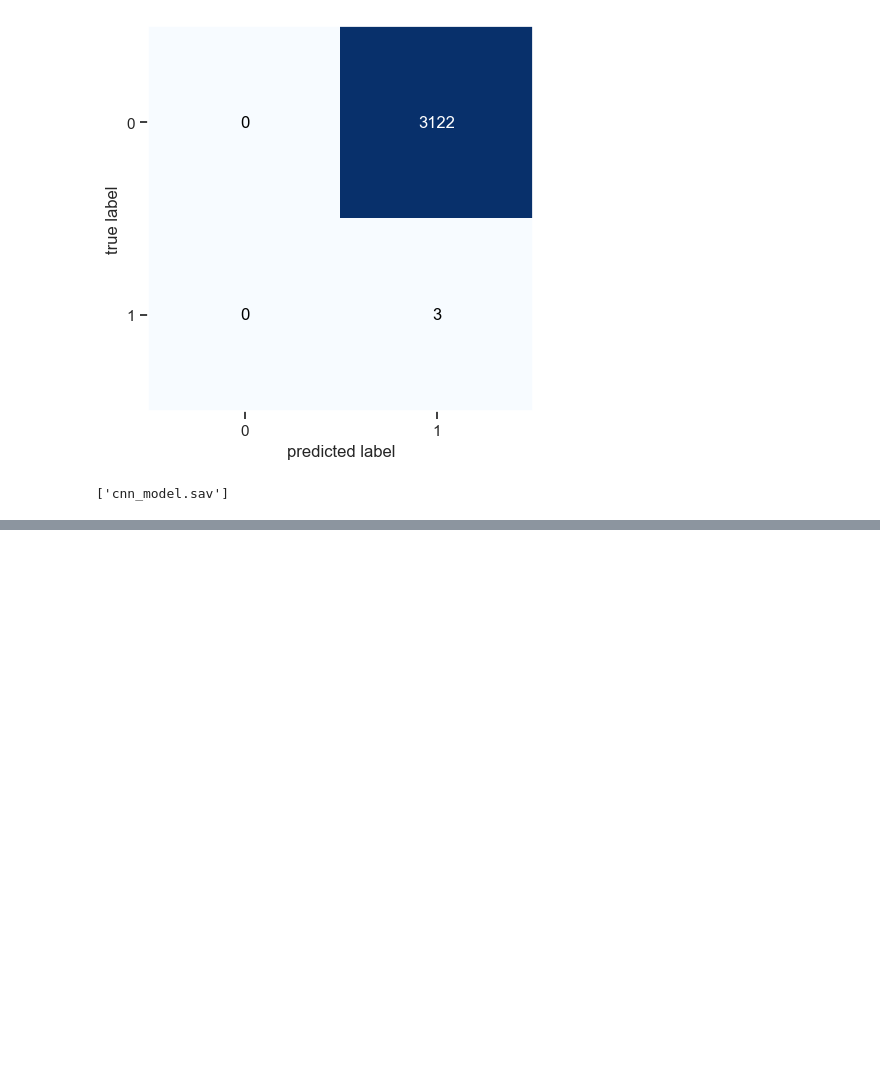
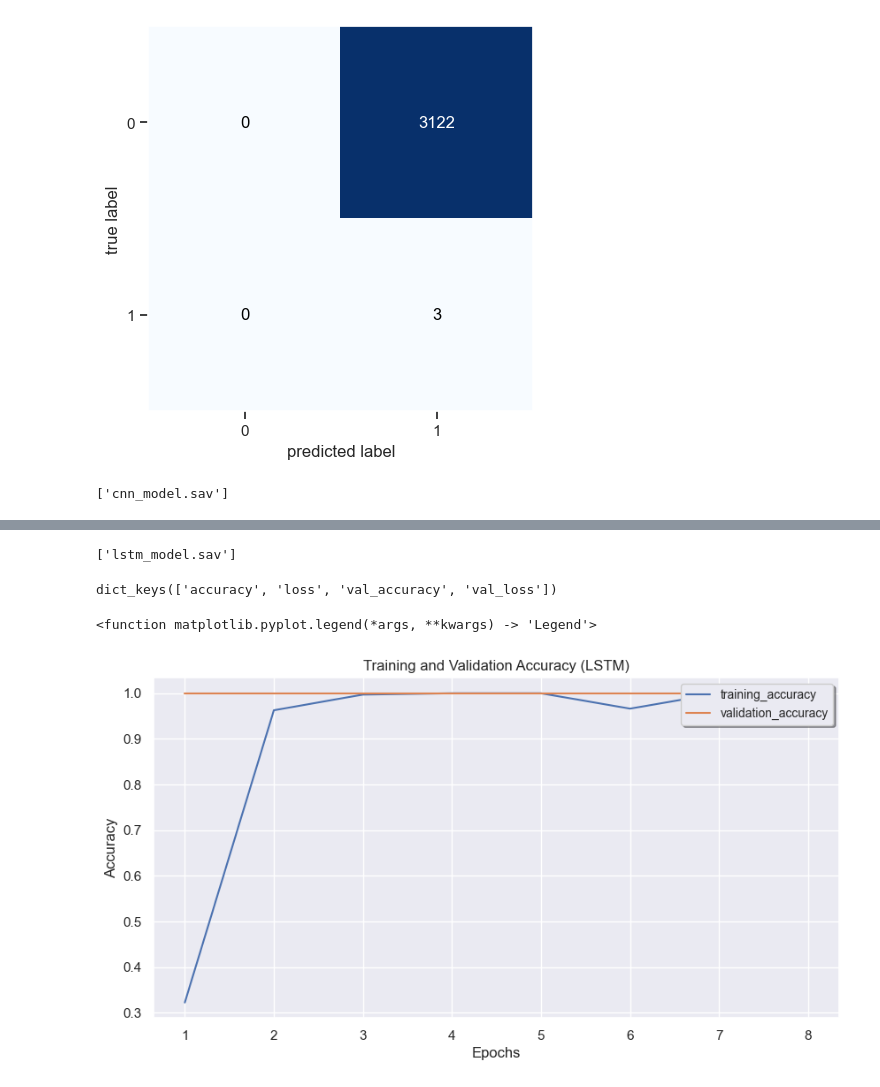
Before and after one commit to Oladekunle/Diabetes-prediction-ML, a Jupyter notebook: Diabetes_ML_prediction.ipynb, the cells around one changed output, grey strips where cells are left out. Drawn from its saved outputs; the diff is of its cells as text; code cells hidden in the pictures; blank space fills up the shorter version.

Commit message:
lstm model trained

```diff
--- a/Diabetes_ML_prediction.ipynb
+++ b/Diabetes_ML_prediction.ipynb
@@ -768,0 +844,23 @@ joblib.dump(history, 'cnn_model.sav')
+# %%
+# Defining the lstm model
+def create_lstm_model():
+    model = tf.keras.Sequential()
+    model.add(tf.keras.layers.LSTM(units=64, activation='relu', input_shape=(X_Xtrain.shape[1], X_Xtrain.shape[2]), return_sequences=True))
+    model.add(tf.keras.layers.LeakyReLU(alpha=0.5))
+    model.add(tf.keras.layers.LSTM(units=64, return_sequences=False))
+    model.add(tf.keras.layers.Dropout(0.4))
+    model.add(tf.keras.layers.Dense(9))
+    model.compile(optimizer='adam', loss='categorical_crossentropy', metrics=['accuracy'])
+    return model
+# %%
+from keras.callbacks import EarlyStopping, CSVLogger
+
+early_stopper = EarlyStopping(monitor='val_loss', patience=5, restore_best_weights=True)
+lstm_logger = CSVLogger('lstm_logs.csv', append=True)
+# %%
+# Training the model
+lstm = create_lstm_model()
+
+history_lstm = lstm.fit(X_Xtrain, y_ytrain, epochs=50,
+                         batch_size=32, validation_data=(X_Xval, y_yval), shuffle=False,
+                         callbacks=[lstm_logger, early_stopper])
@@ -768,0 +891,33 @@ joblib.dump(history, 'cnn_model.sav')
+# %%
+# Saving the CNN model (history)
+import joblib
+
+joblib.dump(history_lstm, 'lstm_model.sav')
+# %% [output]
+['lstm_model.sav']
+# %%
+# Check history of model
+lstm_hist = history_lstm.history
+lstm_hist.keys()
+# %% [output]
+dict_keys(['accuracy', 'loss', 'val_accuracy', 'val_loss'])
+# %%
+epochs = range(1, len(lstm_hist['loss']) + 1)
+lstm_accuracy = lstm_hist['accuracy']
+lstm_loss = lstm_hist['loss']
+lstm_val_accuracy = lstm_hist['val_accuracy']
+lstm_val_loss = lstm_hist['val_loss']
+
+
+# Visualize the training and value accuracy
+plt.figure(figsize=(10,5))
+plt.title('Training and Validation Accuracy (LSTM)')
+plt.xlabel('Epochs')
+plt.ylabel('Accuracy')
+plt.plot(epochs, lstm_accuracy, label='training_accuracy')
+plt.plot(epochs, lstm_val_accuracy, label='validation_accuracy')
+plt.legend(loc='upper right', fontsize='small', shadow=True, fancybox=True)
+plt.legend
+# %% [output]
+<function matplotlib.pyplot.legend(*args, **kwargs) -> 'Legend'>
+[figure, added]
```
Also changed, not shown: parts of 21 cells of this notebook, 1 other file.
